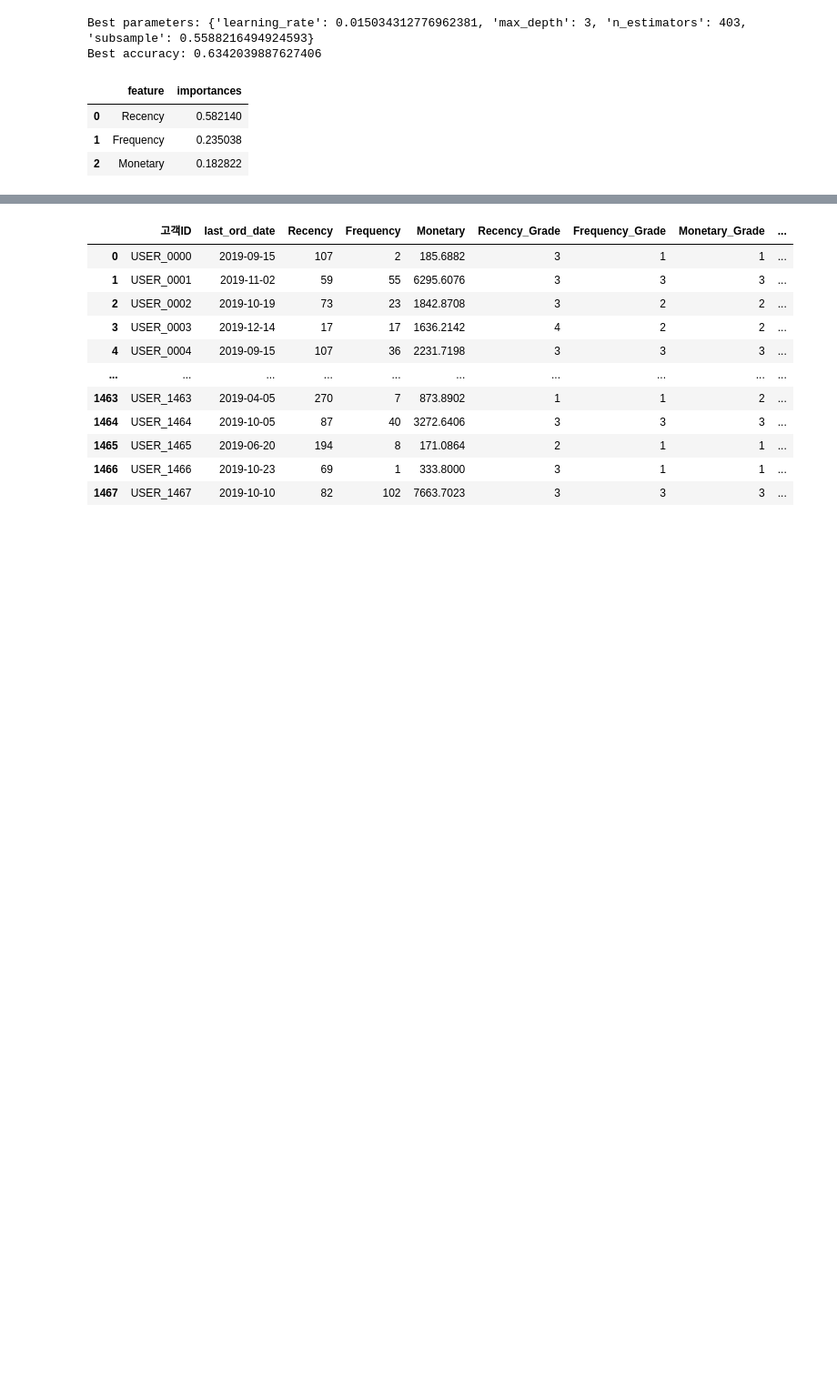
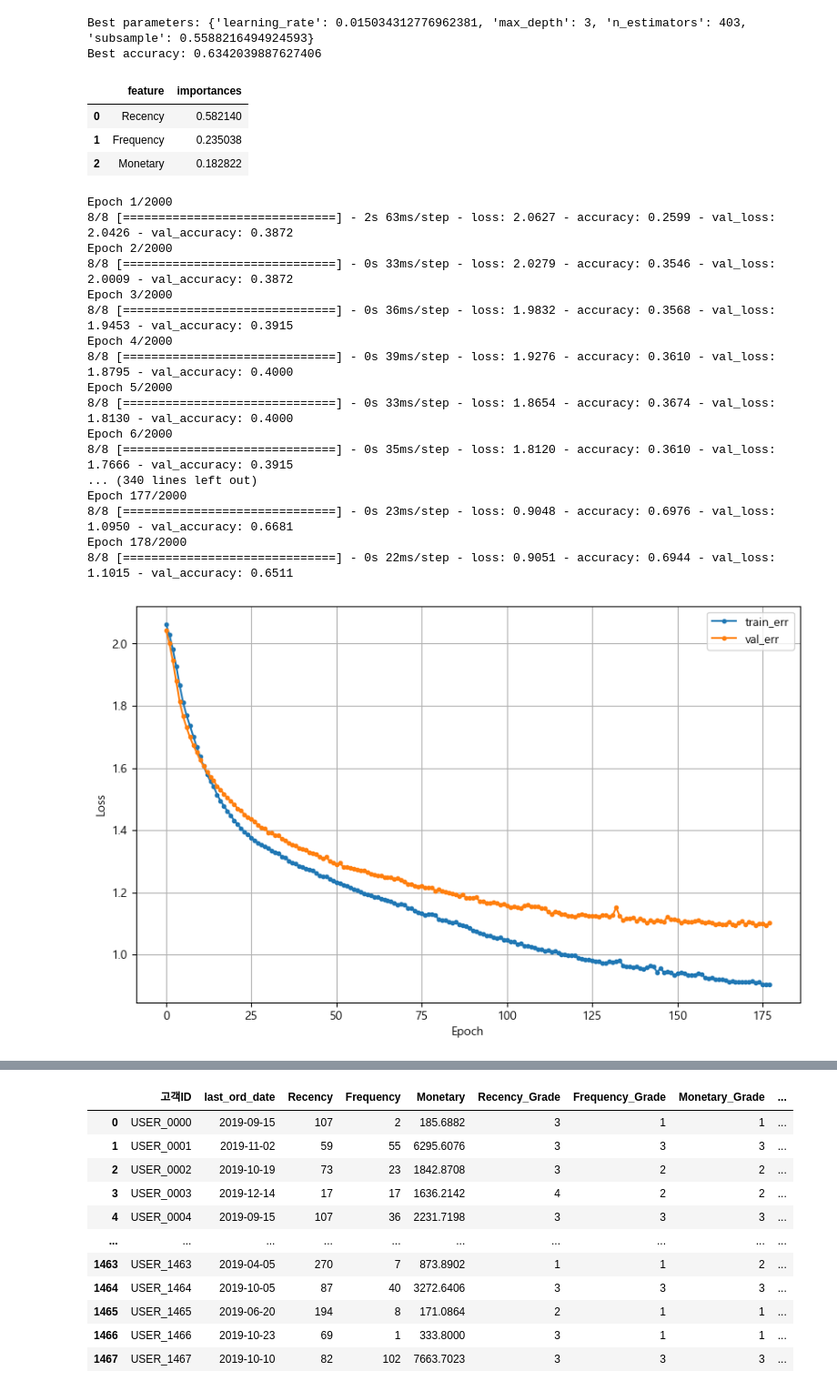
Before and after one commit to meo4739/Public_DACON_Cohort_RFM, a Jupyter notebook: cohort_RFM_ver1.ipynb, the cells around one changed output, grey strips where cells are left out. Shown at 91% size. Drawn from its saved outputs; the diff is of its cells as text; code cells hidden in the pictures; blank space fills up the shorter version.

```diff
--- a/cohort_RFM_ver1.ipynb
+++ b/cohort_RFM_ver1.ipynb
@@ -1053,3 +1076,77 @@ Best accuracy: 0.6342039887627406
 | 0 | Recency | 0.582140 |
 | 1 | Frequency | 0.235038 |
 | 2 | Monetary | 0.182822 |
+# %%
+# 학습곡선 함수
+def dl_history_plot(history):
+    plt.figure(figsize=(10,6))
+    plt.plot(history['loss'], label='train_err', marker = '.')
+    plt.plot(history['val_loss'], label='val_err', marker = '.')
+
+    plt.ylabel('Loss')
+    plt.xlabel('Epoch')
+    plt.legend()
+    plt.grid()
+    plt.show()
+
+# 데이터 분할
+drop_cols=['고객ID', 'last_ord_date', 'is_back_up_down', 'Recency_Grade','Frequency_Grade', 'Monetary_Grade']
+rfm_df_AI = rfm_df_normed.drop(drop_cols, axis=1)
+target_col='co_purchase_up_down'
+
+# 데이터와 타겟 설정 (예시 데이터)
+X, y = rfm_df_AI.drop(target_col, axis=1), rfm_df_temp[target_col]
+X_train, X_test, y_train, y_test = train_test_split(X, y, test_size=0.2, random_state=10)
+
+# 모델 구축
+model = Sequential([
+    Dense(1024, activation='relu', input_shape=(X_train.shape[1],)),
+    Dense(512, activation='relu'),
+    Dense(256, activation='relu'),
+    Dense(128, activation='relu'),
+    Dense(64, activation='relu'),
+    Dense(32, activation='relu'),
+    Dense(16, activation='relu'),
+    Dense(8, activation='softmax')
+])
+
+# 콜백 정의
+early_stopping = EarlyStopping(monitor='val_loss', patience=10)
+model_checkpoint = ModelCheckpoint('co_purchase_best_model.h5', save_best_only=True)
+
+model.compile(optimizer=Adam(learning_rate=0.0001),
+              loss='sparse_categorical_crossentropy',
+              metrics=['accuracy'])
+
+history = model.fit(X_train, y_train, epochs = 2000, batch_size = 128,
+                    validation_split=0.2, callbacks=[early_stopping, model_checkpoint], verbose=1).history
+
+dl_history_plot(history)
+
+# 모델 학습
+model.load_weights('co_purchase_best_model.h5')  # 최고 성능 모델 로드
+pred = model.predict(X_test)
+print(pred[:5])
+pred_1 = pred.argmax(axis=1)
+print(pred_1)
+print(confusion_matrix(y_test, pred_1))
+print(classification_report(y_test, pred_1))
+# %% [output]
+Epoch 1/2000
+8/8 [==============================] - 2s 63ms/step - loss: 2.0627 - accuracy: 0.2599 - val_loss: 2.0426 - val_accuracy: 0.3872
+Epoch 2/2000
+8/8 [==============================] - 0s 33ms/step - loss: 2.0279 - accuracy: 0.3546 - val_loss: 2.0009 - val_accuracy: 0.3872
+Epoch 3/2000
+8/8 [==============================] - 0s 36ms/step - loss: 1.9832 - accuracy: 0.3568 - val_loss: 1.9453 - val_accuracy: 0.3915
+Epoch 4/2000
+8/8 [==============================] - 0s 39ms/step - loss: 1.9276 - accuracy: 0.3610 - val_loss: 1.8795 - val_accuracy: 0.4000
+Epoch 5/2000
+8/8 [==============================] - 0s 33ms/step - loss: 1.8654 - accuracy: 0.3674 - val_loss: 1.8130 - val_accuracy: 0.4000
+Epoch 6/2000
+8/8 [==============================] - 0s 35ms/step - loss: 1.8120 - accuracy: 0.3610 - val_loss: 1.7666 - val_accuracy: 0.3915
+... (340 lines left out)
+Epoch 177/2000
+8/8 [==============================] - 0s 23ms/step - loss: 0.9048 - accuracy: 0.6976 - val_loss: 1.0950 - val_accuracy: 0.6681
+Epoch 178/2000
+8/8 [==============================] - 0s 22ms/step - loss: 0.9051 - accuracy: 0.6944 - val_loss: 1.1015 - val_accuracy: 0.6511
+[figure, added]
```
Also changed, not shown: parts of 16 cells of this notebook, 3 other files.
